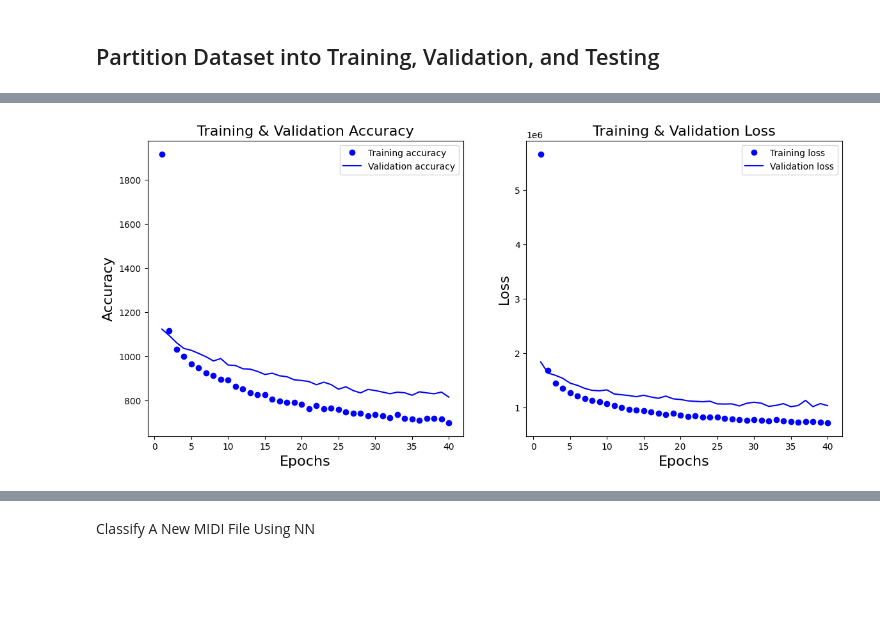
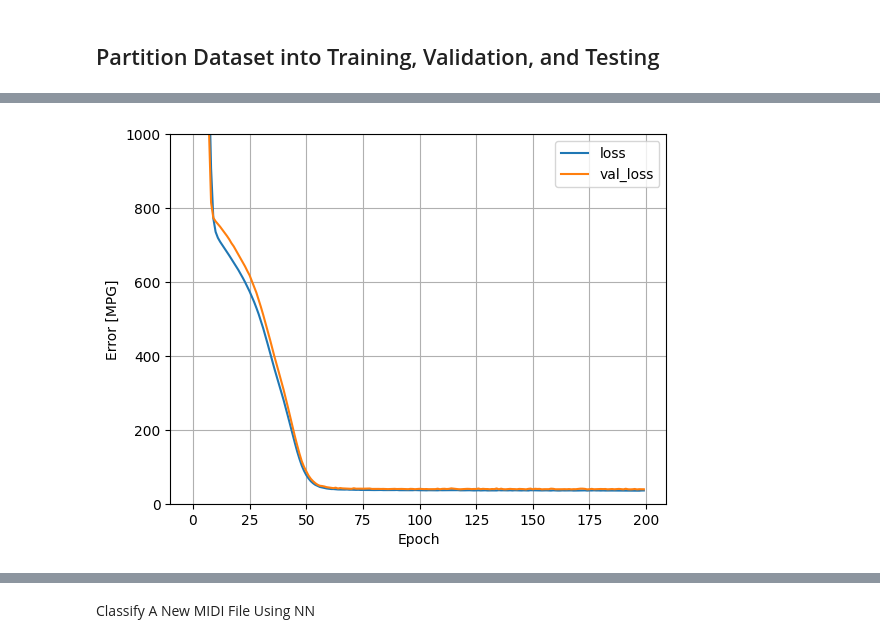
Before and after one commit to Purdue-Artificial-Intelligence-in-Music/Mus2Vid-code, a Jupyter notebook: Max NN/classical_year_model.ipynb, the cells around one changed output, grey strips where cells are left out. Cells and saved outputs as stored; diff of their text form; code cells hidden in the pictures; blank space fills up the shorter version.

```diff
--- a/Max NN/classical_year_model.ipynb
+++ b/Max NN/classical_year_model.ipynb
@@ -330,33 +338,22 @@ print(training_features[1].shape)
 (17,)
 # %%
 from tensorflow import keras
+from keras import metrics
 import pickle
+import numpy
 import pandas as pd
 import matplotlib.pyplot as plt
 
 
 # Define the model architecture
-# model = keras.Sequential([
-#         # First hidden layer with 256 units and ReLU activation
-#     keras.layers.Dense(256, input_shape=(training_features.shape[1],), activation='relu'), # try relu and sigmoid
-#     keras.layers.Dropout(0.5),  # Dropout layer to prevent overfitting
-
-#     # Second hidden layer with 128 units and ReLU activation
-#     keras.layers.Dense(128, activation='relu'),
-#     keras.layers.Dropout(0.5),  # Dropout layer to prevent overfitting
-
-#     # Third hidden layer with 64 units and ReLU activation
-#     keras.layers.Dense(64, activation='relu'),
-#     keras.layers.Dropout(0.5),  # Dropout layer to prevent overfitting
-
-#     # Output layer
-#     keras.layers.Dense(1, activation='relu')
-# ])
-
-model = keras.Sequential()
-model.add(keras.layers.Dense(24, activation='relu', input_shape=(training_features[1].shape)))
-model.add(keras.layers.Dense(32, activation='relu'))
-model.add(keras.layers.Dense(1))
+normalizer = keras.layers.Normalization(axis=-1)
+normalizer.adapt(np.array(training_features))
+model = keras.Sequential([
+    normalizer,
+    keras.layers.Dense(17, activation='relu'), # There are 17 variables in the feature matrix
+    keras.layers.Dense(12, activation='relu'), # 2/3 the input layer + 1
+    keras.layers.Dense(1) # Regression problem, so there's 1 output neuron
+])
 
 """
 optimizer="adam": The optimizer algorithm to use during training.
@@ -368,7 +365,7 @@ metrics=['accuracy']: The metric(s) to be evaluated during training and testing.
 Accuracy is a commonly used metric to assess the model's performance.
 """
 
-model.compile(optimizer="adam", loss='mse', metrics=['mae'])
+model.compile(loss='mae', optimizer=keras.optimizers.Adam(0.001))
 
 """
 training_features, train_labels: Input features and corresponding labels for model training.
@@ -386,43 +383,24 @@ callbacks: EarlyStopping to stop training if the validation loss does not improv
 """
 history = model.fit(x=training_features, y=training_labels,
                     validation_data=(validation_features, validation_labels),
-                    batch_size=20, epochs=100, verbose=2,
-                    callbacks=[keras.callbacks.EarlyStopping(monitor='val_loss', patience=5),
+                    batch_size=10, epochs=200, verbose=2,
+                    callbacks=[keras.callbacks.EarlyStopping(monitor='val_loss', patience=10),
                                keras.callbacks.ModelCheckpoint('best_model.h5', save_best_only=True)])
 
-history_dict = history.history
-loss_values = history_dict['loss']
-val_loss_values = history_dict['val_loss']
-accuracy = history_dict['mae']
-val_accuracy = history_dict['val_mae']
-
-epochs = range(1, len(loss_values) + 1)
-fig, ax = plt.subplots(1, 2, figsize=(14, 6))
-#
-# Plot the model accuracy (MAE) vs Epochs
-#
-ax[0].plot(epochs, accuracy, 'bo', label='Training accuracy')
-ax[0].plot(epochs, val_accuracy, 'b', label='Validation accuracy')
-ax[0].set_title('Training & Validation Accuracy', fontsize=16)
-ax[0].set_xlabel('Epochs', fontsize=16)
-ax[0].set_ylabel('Accuracy', fontsize=16)
-ax[0].legend()
-#
-# Plot the loss vs Epochs
-#
-ax[1].plot(epochs, loss_values, 'bo', label='Training loss')
-ax[1].plot(epochs, val_loss_values, 'b', label='Validation loss')
-ax[1].set_title('Training & Validation Loss', fontsize=16)
-ax[1].set_xlabel('Epochs', fontsize=16)
-ax[1].set_ylabel('Loss', fontsize=16)
-ax[1].legend()
+plt.plot(history.history['loss'], label='loss')
+plt.plot(history.history['val_loss'], label='val_loss')
+plt.ylim([0, 1000])
+plt.xlabel('Epoch')
+plt.ylabel('Error [MPG]')
+plt.legend()
+plt.grid(True)
+plt.show()
 # Save the entire model to an h5 file
 model.save("my_model.h5")
 
 # Optionally save the entire model as a pickle file
-with open('my_model.pkl', 'wb') as f:
-    pickle.dump(model, f)
-
+# with open('my_model.pkl', 'wb') as f:
+    # pickle.dump(model, f)
 
 # Optionally load the pickled model from file
 # with open('my_model.pkl', 'rb') as f:
@@ -433,8 +411,12 @@ hist = pd.DataFrame(history.history)
 hist['epoch'] = history.epoch
 print(hist.tail())
 
-# Evaluate the model on the test set
-test_loss, test_accuracy = model.evaluate(test_features, test_labels)
-print("Test Loss:", test_loss)
-print("Test Accuracy:", test_accuracy)
+preds = model.predict(test_features)
+print(test_labels[:10], preds[:10])
+mse = np.square(preds - test_labels).mean()
+print("MSE: ", mse)
+# # Evaluate the model on the test set
+# test_loss, test_accuracy = model.evaluate(test_features, test_labels)
+# print("Test Loss:", test_loss)
+# print("Test mae:", test_accuracy)
 # %% [output]
@@ -458 +440 @@ Test Accuracy: 814.9270629882812
-[figure, old version]
+[figure, new version]
```
Also changed, not shown: parts of 4 cells of this notebook, 2 other files.
